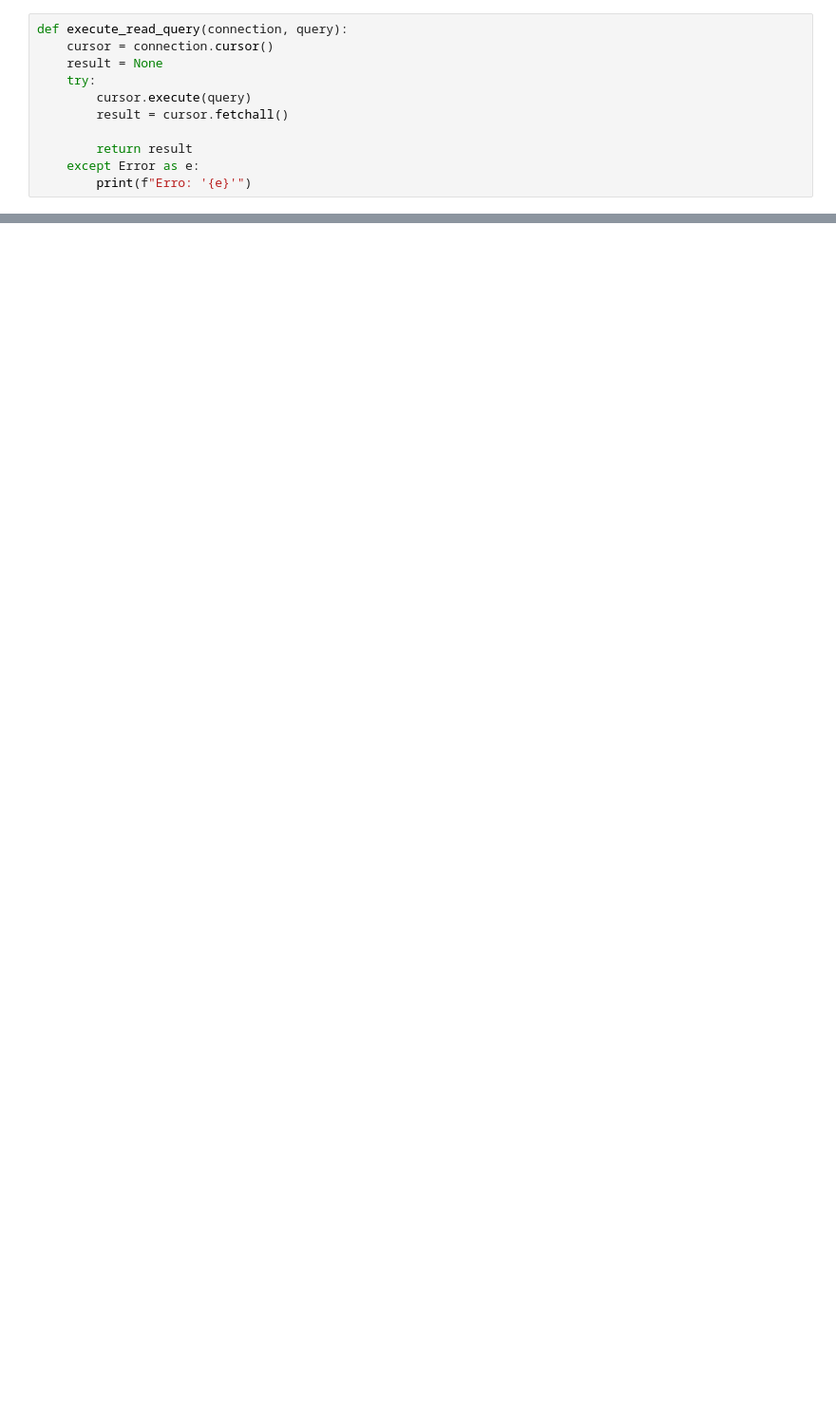
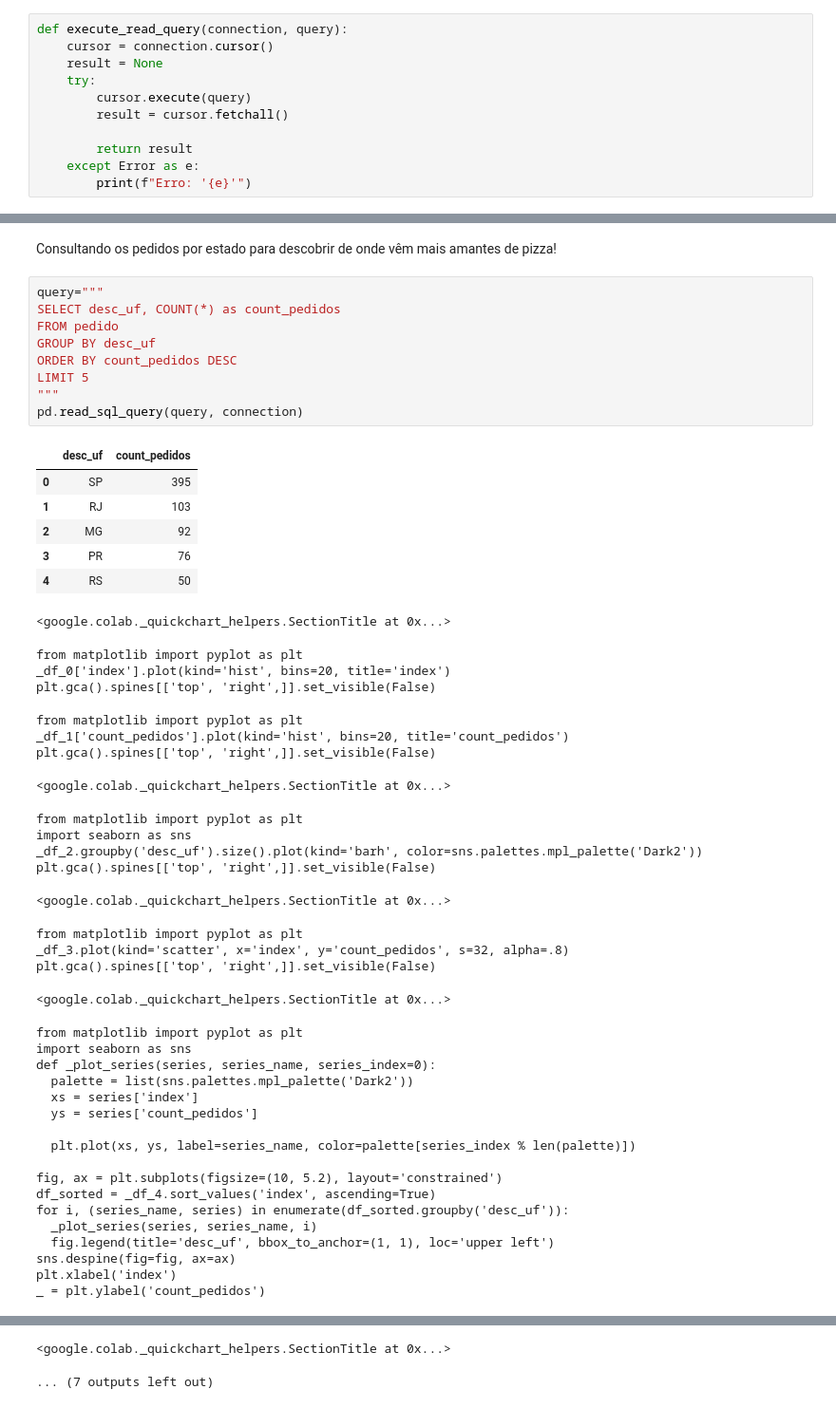
Before and after one commit to Hebertws/BD2-INFO3, a Jupyter notebook: SQLite.ipynb, the cells around one changed output, grey strips where cells are left out. Shown: that part at 95% size. Saved outputs shown, nothing was run; the diff lists cells and outputs as text; blank space fills up the shorter version.

```diff
--- a/SQLite.ipynb
+++ b/SQLite.ipynb
@@ -126,0 +245,52 @@ execute_query(connection, "DELETE FROM produto;")
+# %% [markdown]
+Consultando os pedidos por estado para descobrir de onde vêm mais amantes de pizza!
+# %%
+query="""
+SELECT desc_uf, COUNT(*) as count_pedidos
+FROM pedido
+GROUP BY desc_uf
+ORDER BY count_pedidos DESC
+LIMIT 5
+"""
+pd.read_sql_query(query, connection)
+# %% [output]
+|  | desc_uf | count_pedidos |
+| 0 | SP | 395 |
+| 1 | RJ | 103 |
+| 2 | MG | 92 |
+| 3 | PR | 76 |
+| 4 | RS | 50 |
+<google.colab._quickchart_helpers.SectionTitle at 0x...>
+from matplotlib import pyplot as plt
+_df_0['index'].plot(kind='hist', bins=20, title='index')
+plt.gca().spines[['top', 'right',]].set_visible(False)
+from matplotlib import pyplot as plt
+_df_1['count_pedidos'].plot(kind='hist', bins=20, title='count_pedidos')
+plt.gca().spines[['top', 'right',]].set_visible(False)
+<google.colab._quickchart_helpers.SectionTitle at 0x...>
+from matplotlib import pyplot as plt
+import seaborn as sns
+_df_2.groupby('desc_uf').size().plot(kind='barh', color=sns.palettes.mpl_palette('Dark2'))
+plt.gca().spines[['top', 'right',]].set_visible(False)
+<google.colab._quickchart_helpers.SectionTitle at 0x...>
+from matplotlib import pyplot as plt
+_df_3.plot(kind='scatter', x='index', y='count_pedidos', s=32, alpha=.8)
+plt.gca().spines[['top', 'right',]].set_visible(False)
+<google.colab._quickchart_helpers.SectionTitle at 0x...>
+from matplotlib import pyplot as plt
+import seaborn as sns
+def _plot_series(series, series_name, series_index=0):
+  palette = list(sns.palettes.mpl_palette('Dark2'))
+  xs = series['index']
+  ys = series['count_pedidos']
+
+  plt.plot(xs, ys, label=series_name, color=palette[series_index % len(palette)])
+
+fig, ax = plt.subplots(figsize=(10, 5.2), layout='constrained')
+df_sorted = _df_4.sort_values('index', ascending=True)
+for i, (series_name, series) in enumerate(df_sorted.groupby('desc_uf')):
+  _plot_series(series, series_name, i)
+  fig.legend(title='desc_uf', bbox_to_anchor=(1, 1), loc='upper left')
+sns.despine(fig=fig, ax=ax)
+plt.xlabel('index')
+_ = plt.ylabel('count_pedidos')
@@ -126,0 +314,2 @@ execute_query(connection, "DELETE FROM produto;")
+<google.colab._quickchart_helpers.SectionTitle at 0x...>
+... (7 outputs left out)
```
Also changed, not shown: parts of 21 cells of this notebook.
